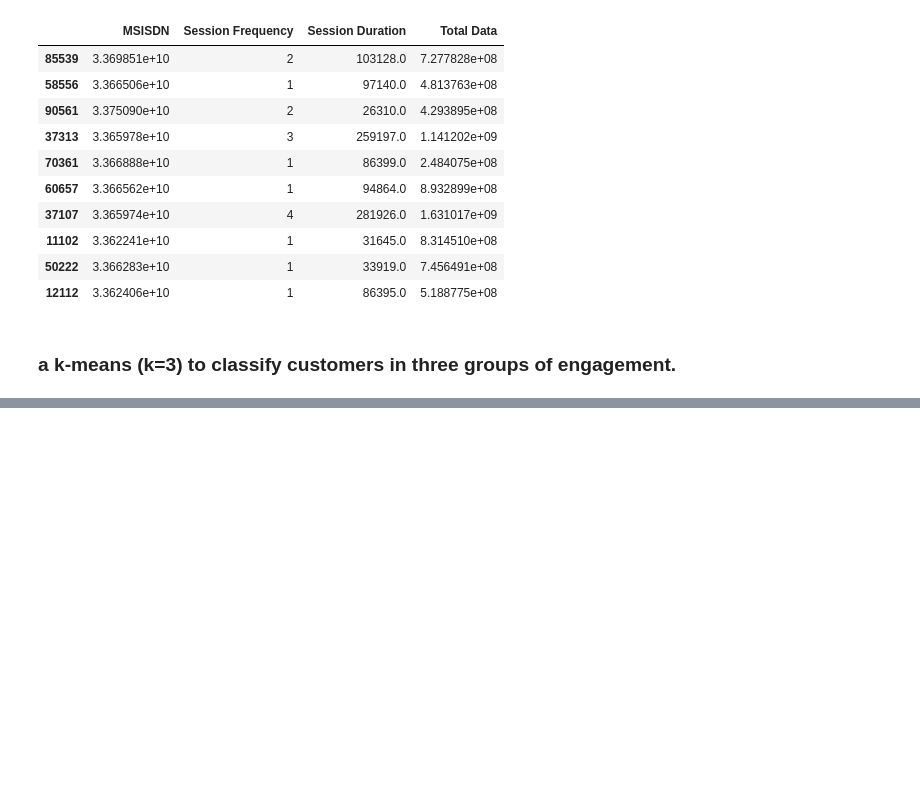
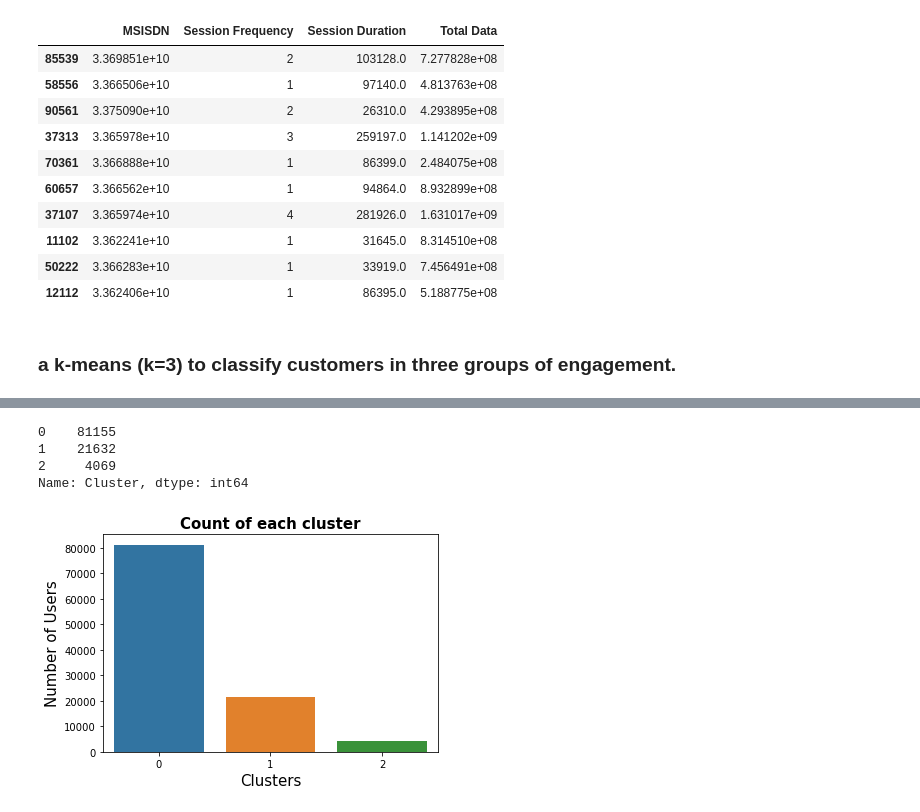
Before and after one commit to abreham-g/Telecom-Data-Analysis, a Jupyter notebook: notebook/User_Engagement.ipynb, the cells around one changed output, grey strips where cells are left out. Cells and saved outputs as stored; diff of their text form; code cells hidden in the pictures; blank space fills up the shorter version.

```diff
--- a/notebook/User_Engagement.ipynb
+++ b/notebook/User_Engagement.ipynb
@@ -117,0 +307,5 @@ userEngagementDF.sample(10)
+# %%
+kmeanModel = KMeans(n_clusters=k)
+kmeanModel.fit(normalized)
+normalized['Cluster']= KMean_clust.labels_
+normalized
@@ -117,0 +326,13 @@ userEngagementDF.sample(10)
+# %%
+clusteredDF=normalized['Cluster'].value_counts()
+ax=sns.barplot(clusteredDF.index, clusteredDF.values)
+ax.set_xlabel('Clusters', fontsize=15)
+ax.set_ylabel('Number of Users' , fontsize=15)
+ax.set_title('Count of each cluster', fontsize=15, fontweight='bold')
+clusteredDF
+# %% [output]
+0    81155
+1    21632
+2     4069
+Name: Cluster, dtype: int64
+[figure, added]
```
Also changed, not shown: parts of 24 cells of this notebook.
